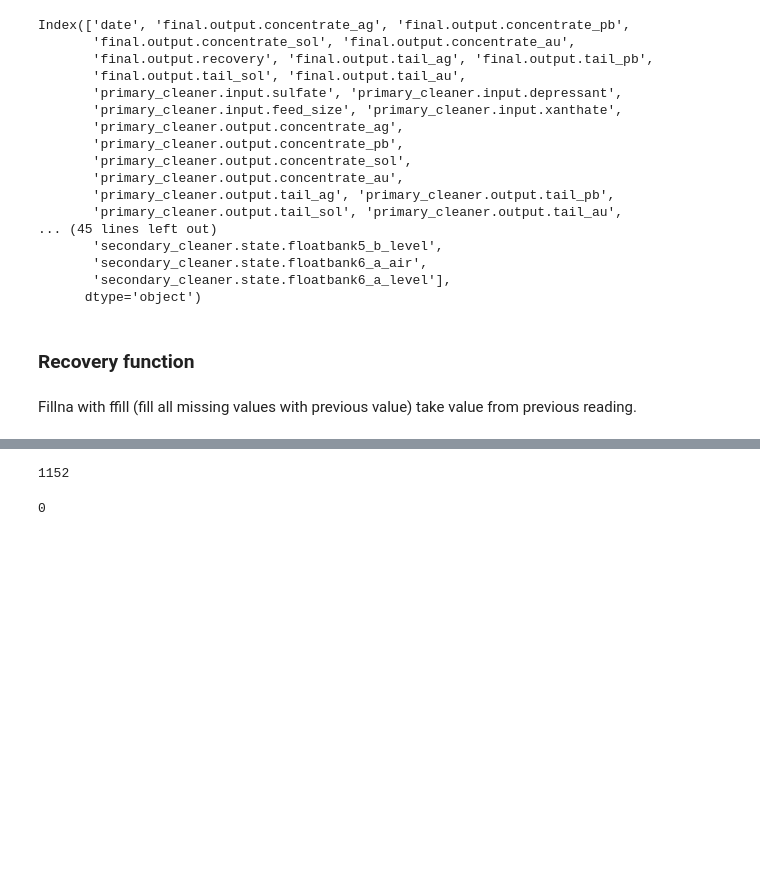
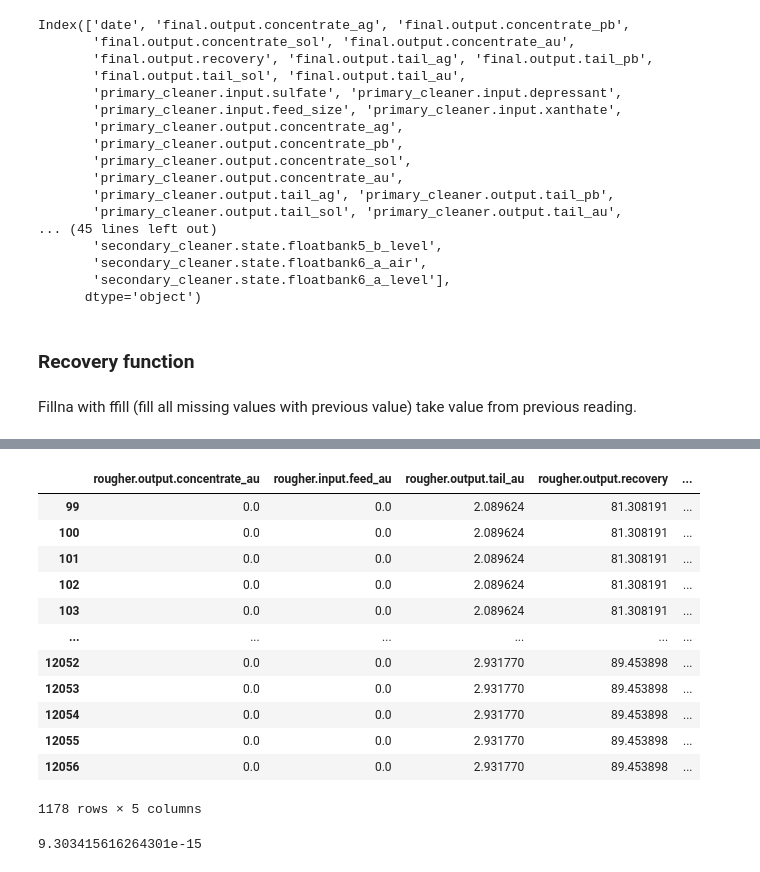
Before and after one commit to BLacuesta3/Sprint-10-Project, a Jupyter notebook: Sprint 10 Project Notebook.ipynb, the cells around one changed output, grey strips where cells are left out. Saved outputs shown, nothing was run; the diff lists cells and outputs as text; code cells hidden in the pictures; blank space fills up the shorter version.

```diff
--- a/Sprint 10 Project Notebook.ipynb
+++ b/Sprint 10 Project Notebook.ipynb
@@ -21,3 +19,7 @@ data_train = pd.read_csv('gold_recovery_train.csv')
+# %%
+data_train = pd.read_csv('gold_recovery_train.csv')
+subset = data_train[['rougher.output.concentrate_au','rougher.input.feed_au', 'rougher.output.tail_au', 'rougher.output.recovery']]
+subset = subset.dropna(axis=0)
 # %%
 data_test = pd.read_csv('gold_recovery_test.csv')
 # %%
@@ -347,15 +374,25 @@ def recovery(C, F, T):
+# %%
+subset[subset['calculated_recovery'].isna()]
+# %% [output]
+|  | rougher.output.concentrate_au | rougher.input.feed_au | rougher.output.tail_au | rougher.output.recovery | ... |
+| 99 | 0.0 | 0.0 | 2.089624 | 81.308191 | ... |
+| 100 | 0.0 | 0.0 | 2.089624 | 81.308191 | ... |
+| 101 | 0.0 | 0.0 | 2.089624 | 81.308191 | ... |
+| 102 | 0.0 | 0.0 | 2.089624 | 81.308191 | ... |
+| 103 | 0.0 | 0.0 | 2.089624 | 81.308191 | ... |
+| ... | ... | ... | ... | ... | ... |
+| 12052 | 0.0 | 0.0 | 2.931770 | 89.453898 | ... |
+| 12053 | 0.0 | 0.0 | 2.931770 | 89.453898 | ... |
+| 12054 | 0.0 | 0.0 | 2.931770 | 89.453898 | ... |
+| 12055 | 0.0 | 0.0 | 2.931770 | 89.453898 | ... |
+| 12056 | 0.0 | 0.0 | 2.931770 | 89.453898 | ... |
+1178 rows × 5 columns
+# %%
+mean_absolute_error(subset['calculated_recovery'], subset['rougher.output.recovery'])
+# %% [output]
+9.303415616264301e-15
 # %%
 data_train['calculated_recovery'] = recovery(C, F, T)
-# %%
-data_train['calculated_recovery'].isna().sum()
-# %% [output]
-1152
-# %%
-data_train.dropna(subset='calculated_recovery', inplace=True)
-
-data_train['calculated_recovery'].isna().sum()
-# %% [output]
-0
 # %%
 data_train.isna().sum()
 # %% [output]
```
Also changed, not shown: parts of 29 cells of this notebook.
